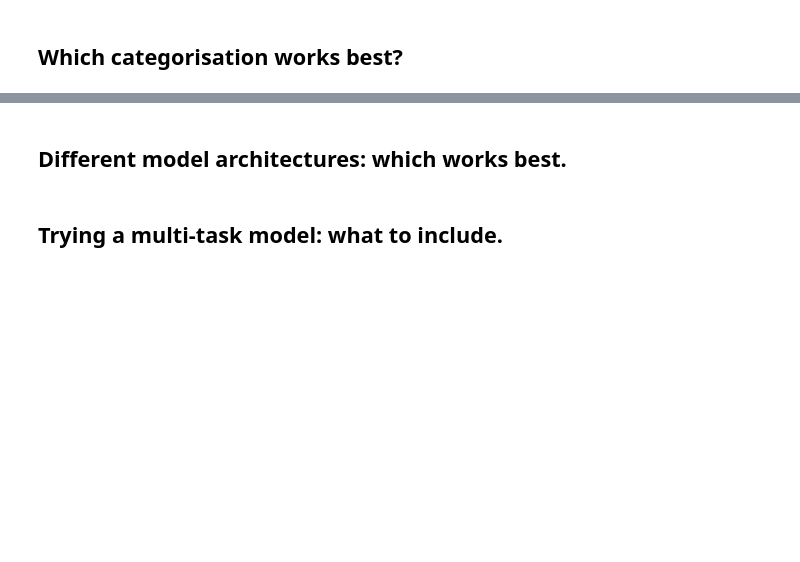
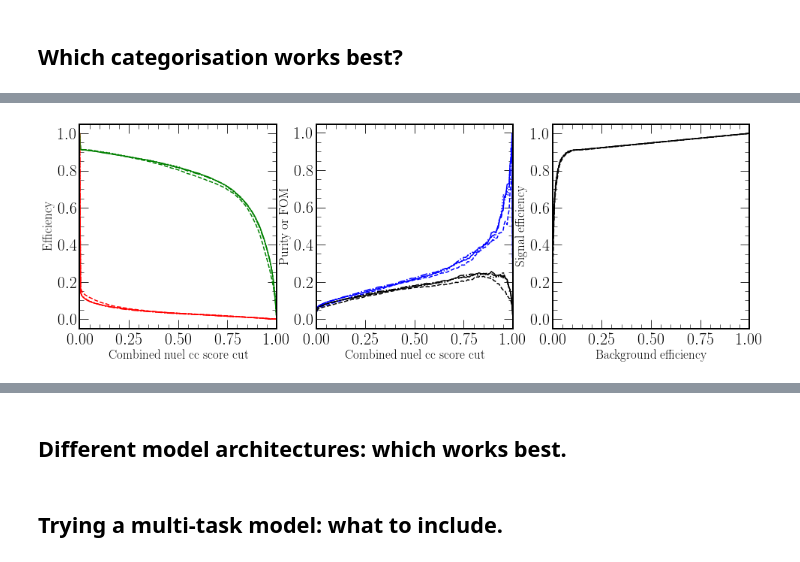
Before and after one commit to chipsneutrino/chips-net, a Jupyter notebook: notebooks/analysis.ipynb, the cells around one changed output, grey strips where cells are left out. Drawn from its saved outputs; the diff is of its cells as text; code cells hidden in the pictures; blank space fills up the shorter version.

```diff
--- a/notebooks/analysis.ipynb
+++ b/notebooks/analysis.ipynb
@@ -444,7 +448,7 @@ plt.show() # Fully combined category confusion matrix for uniform sample
 # %% [markdown]
 ## Which categorisation works best?
 # %%
-v_cth_flux_ev_all, v_cth_flux_out_all = chipsnet.utils.process_ds(config, "v_cth_flux", ["t_all_cat_v_cth_uniform"])
-v_cth_flux_ev_comb, v_cth_flux_out_comb = chipsnet.utils.process_ds(config, "v_cth_flux", ["t_comb_cat_v_cth_uniform"])
-v_cth_flux_ev_nu_nc, v_cth_flux_out_nu_nc = chipsnet.utils.process_ds(config, "v_cth_flux", ["t_nu_nc_cat_v_cth_uniform"])
-v_cth_flux_ev_nc, v_cth_flux_out_nc = chipsnet.utils.process_ds(config, "v_cth_flux", ["t_nc_cat_v_cth_uniform"])
+v_cth_flux_ev_all, v_cth_flux_out_all = v_cth_flux_ev, v_cth_flux_out
+v_cth_flux_ev_comb, v_cth_flux_out_comb = chipsnet.utils.process_ds(config, "v_cth_flux", ["t_comb_cat_v_cth_uniform"], ["t_comb_cat"])
+v_cth_flux_ev_nu_nc, v_cth_flux_out_nu_nc = chipsnet.utils.process_ds(config, "v_cth_flux", ["t_nu_nc_cat_v_cth_uniform"], ["t_nu_nc_cat"])
+v_cth_flux_ev_nc, v_cth_flux_out_nc = chipsnet.utils.process_ds(config, "v_cth_flux", ["t_nc_cat_v_cth_uniform"], ["t_nc_cat"])
@@ -450,0 +461,4 @@ v_cth_flux_ev_nc, v_cth_flux_out_nc = chipsnet.utils.process_ds(config, "v_cth_f
+# %%
+chipsnet.plotting.plot_curves([v_cth_flux_out_all, v_cth_flux_out_comb, v_cth_flux_out_nu_nc, v_cth_flux_out_nc], save_path+"cat_curves")
+# %% [output]
+[figure, added]
```
Also changed, not shown: parts of 40 cells of this notebook, 9 other files.
